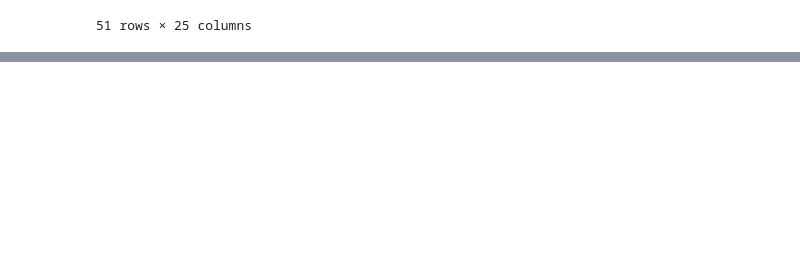
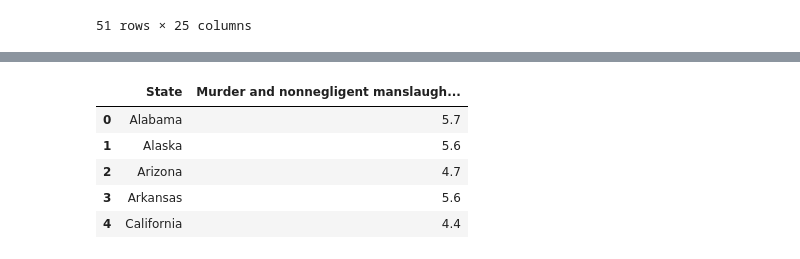
Before and after one commit to csadlo/GunOwnersAndCrime, a Jupyter notebook: analyze.ipynb, the cells around one changed output, grey strips where cells are left out. Cells and saved outputs as stored; diff of their text form; code cells hidden in the pictures; blank space fills up the shorter version.

```diff
--- a/analyze.ipynb
+++ b/analyze.ipynb
@@ -147,0 +172,10 @@ gun_ownership_df.head(60)
+# %%
+murder_manslaughter_2014_df = all_state_crime_2014_df[["State","Murder and nonnegligent manslaughter rate"]]
+murder_manslaughter_2014_df.head()
+# %% [output]
+|  | State | Murder and nonnegligent manslaugh... |
+| 0 | Alabama | 5.7 |
+| 1 | Alaska | 5.6 |
+| 2 | Arizona | 4.7 |
+| 3 | Arkansas | 5.6 |
+| 4 | California | 4.4 |
```
Also changed, not shown: parts of 14 cells of this notebook.
